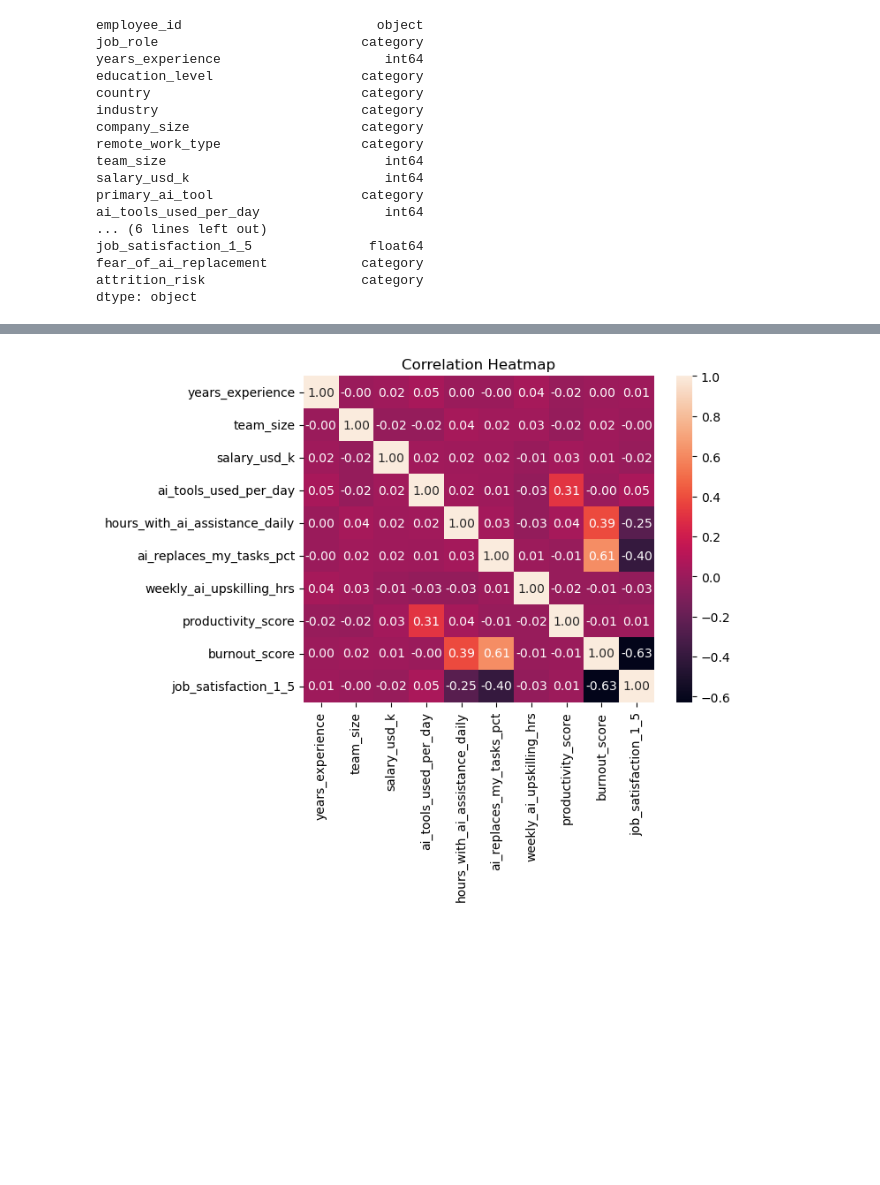
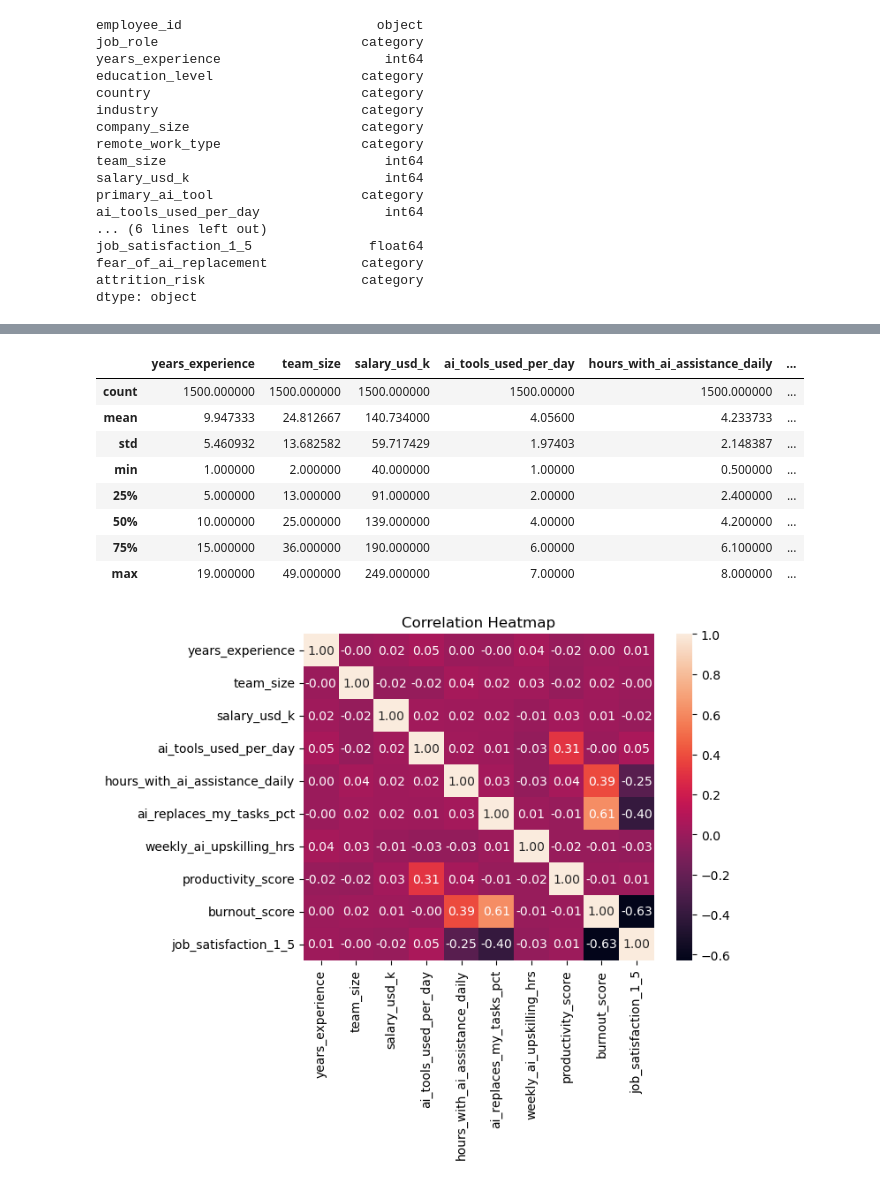
Before and after one commit to madisonengebose/CSC2621-FinalProject-ZoeMadison, a Jupyter notebook: FinalProject.ipynb, the cells around one changed output, grey strips where cells are left out. Cells and saved outputs as stored; diff of their text form; code cells hidden in the pictures; blank space fills up the shorter version.

```diff
--- a/FinalProject.ipynb
+++ b/FinalProject.ipynb
@@ -118,3 +125,15 @@ dtype: object
+# %%
+pd.DataFrame(df.select_dtypes(include="number")).describe()
+# %% [output]
+|  | years_experience | team_size | salary_usd_k | ai_tools_used_per_day | hours_with_ai_assistance_daily | ... |
+| count | 1500.000000 | 1500.000000 | 1500.000000 | 1500.00000 | 1500.000000 | ... |
+| mean | 9.947333 | 24.812667 | 140.734000 | 4.05600 | 4.233733 | ... |
+| std | 5.460932 | 13.682582 | 59.717429 | 1.97403 | 2.148387 | ... |
+| min | 1.000000 | 2.000000 | 40.000000 | 1.00000 | 0.500000 | ... |
+| 25% | 5.000000 | 13.000000 | 91.000000 | 2.00000 | 2.400000 | ... |
+| 50% | 10.000000 | 25.000000 | 139.000000 | 4.00000 | 4.200000 | ... |
+| 75% | 15.000000 | 36.000000 | 190.000000 | 6.00000 | 6.100000 | ... |
+| max | 19.000000 | 49.000000 | 249.000000 | 7.00000 | 8.000000 | ... |
 # %%
 plt.figure()
 corr = df.select_dtypes(include="number").corr()
```
Also changed, not shown: parts of 13 cells of this notebook.
